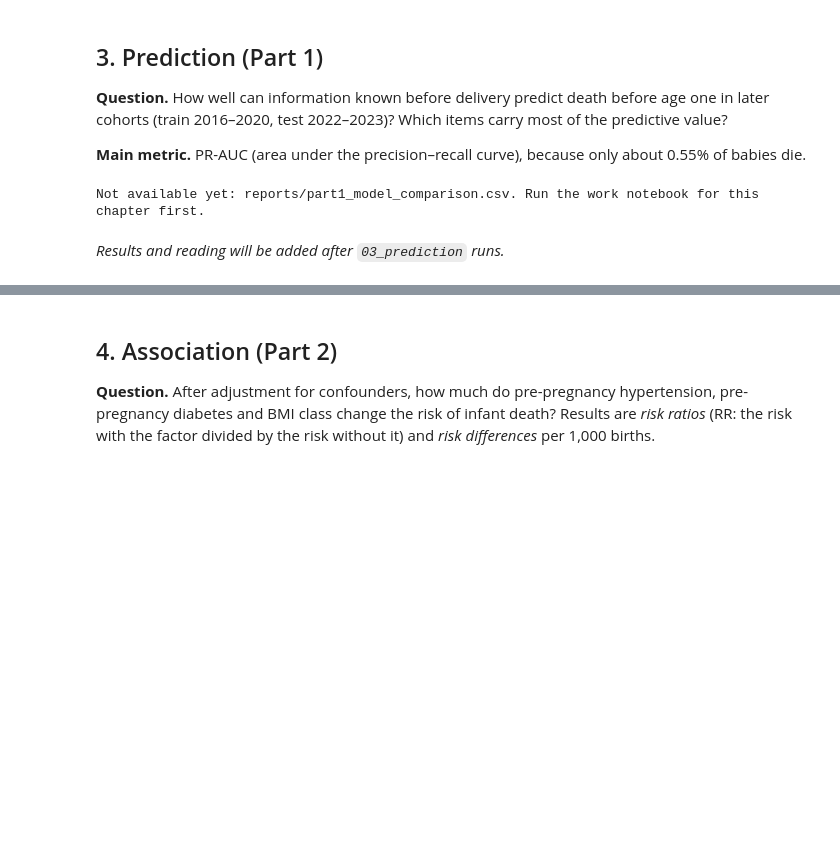
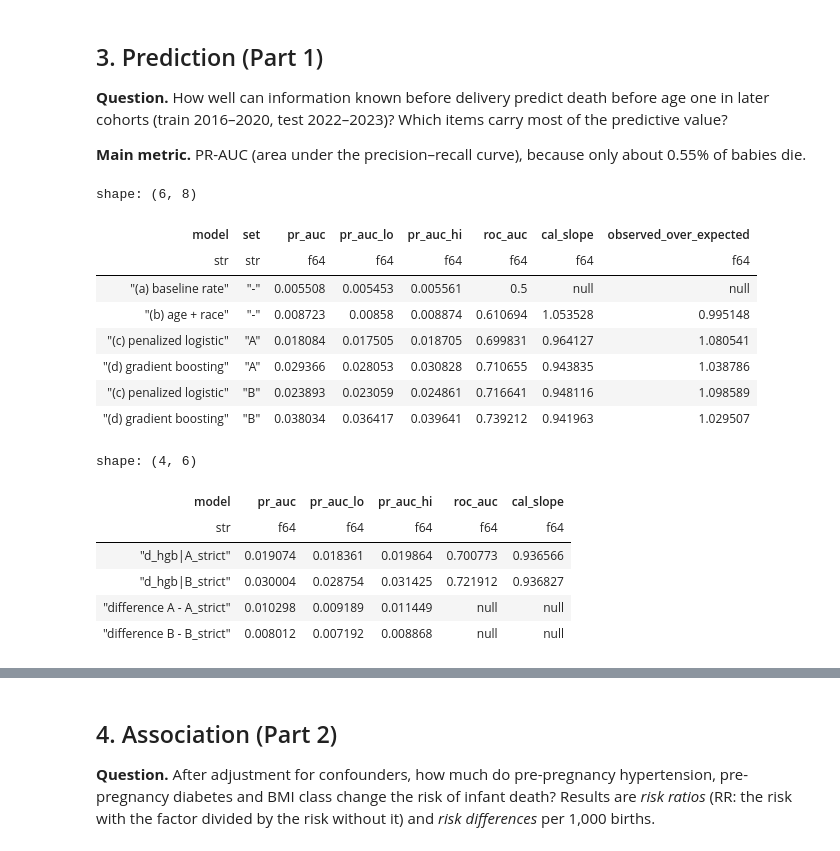
Before and after one commit to ShakulovElzar/infant-mortality-thesis, a Jupyter notebook: main.ipynb, the cells around one changed output, grey strips where cells are left out. Saved outputs shown, nothing was run; the diff lists cells and outputs as text; code cells hidden in the pictures; blank space fills up the shorter version.

```diff
--- a/main.ipynb
+++ b/main.ipynb
@@ -140,9 +140,27 @@ fig.tight_layout(); fig.savefig(FIG / "risk_factor_trends.png", dpi=150); plt.sh
 **Main metric.** PR-AUC (area under the precision–recall curve), because only about 0.55% of babies die.
 # %%
 f = REPORTS / "part1_model_comparison.csv"
+NAMES = {"a_baseline_rate": "(a) baseline rate", "b_age_race_logistic": "(b) age + race",
+         "c_logistic": "(c) penalized logistic", "d_hgb": "(d) gradient boosting"}
 if show_if(f):
-    display(pl.read_csv(f))
+    display(pl.read_csv(f).filter(pl.col("set") != "B_no_marital").with_columns(pl.col("model").replace(NAMES))
+            .select("model", "set", "pr_auc", "pr_auc_lo", "pr_auc_hi", "roc_auc", "cal_slope", "observed_over_expected"))
+    display(pl.read_csv(REPORTS / "part1_strict.csv").filter(pl.col("model").str.contains("strict"))
+            .select("model", "pr_auc", "pr_auc_lo", "pr_auc_hi", "roc_auc", "cal_slope"))
 # %% [output]
-Not available yet: reports/part1_model_comparison.csv. Run the work notebook for this chapter first.
+shape: (6, 8)
+| model | set | pr_auc | pr_auc_lo | pr_auc_hi | roc_auc | cal_slope | observed_over_expected |
+| str | str | f64 | f64 | f64 | f64 | f64 | f64 |
+| "(a) baseline rate" | "-" | 0.005508 | 0.005453 | 0.005561 | 0.5 | null | null |
+| "(b) age + race" | "-" | 0.008723 | 0.00858 | 0.008874 | 0.610694 | 1.053528 | 0.995148 |
+| "(c) penalized logistic" | "A" | 0.018084 | 0.017505 | 0.018705 | 0.699831 | 0.964127 | 1.080541 |
+| "(d) gradient boosting" | "A" | 0.029366 | 0.028053 | 0.030828 | 0.710655 | 0.943835 | 1.038786 |
+| "(c) penalized logistic" | "B" | 0.023893 | 0.023059 | 0.024861 | 0.716641 | 0.948116 | 1.098589 |
+| "(d) gradient boosting" | "B" | 0.038034 | 0.036417 | 0.039641 | 0.739212 | 0.941963 | 1.029507 |
+shape: (4, 6)
+| model | pr_auc | pr_auc_lo | pr_auc_hi | roc_auc | cal_slope |
+| str | f64 | f64 | f64 | f64 | f64 |
+| "d_hgb|A_strict" | 0.019074 | 0.018361 | 0.019864 | 0.700773 | 0.936566 |
+| "d_hgb|B_strict" | 0.030004 | 0.028754 | 0.031425 | 0.721912 | 0.936827 |
+| "difference A - A_strict" | 0.010298 | 0.009189 | 0.011449 | null | null |
+| "difference B - B_strict" | 0.008012 | 0.007192 | 0.008868 | null | null |
-# %% [markdown]
-*Results and reading will be added after `03_prediction` runs.*
```
Also changed, not shown: parts of 4 cells of this notebook, 20 other files.
